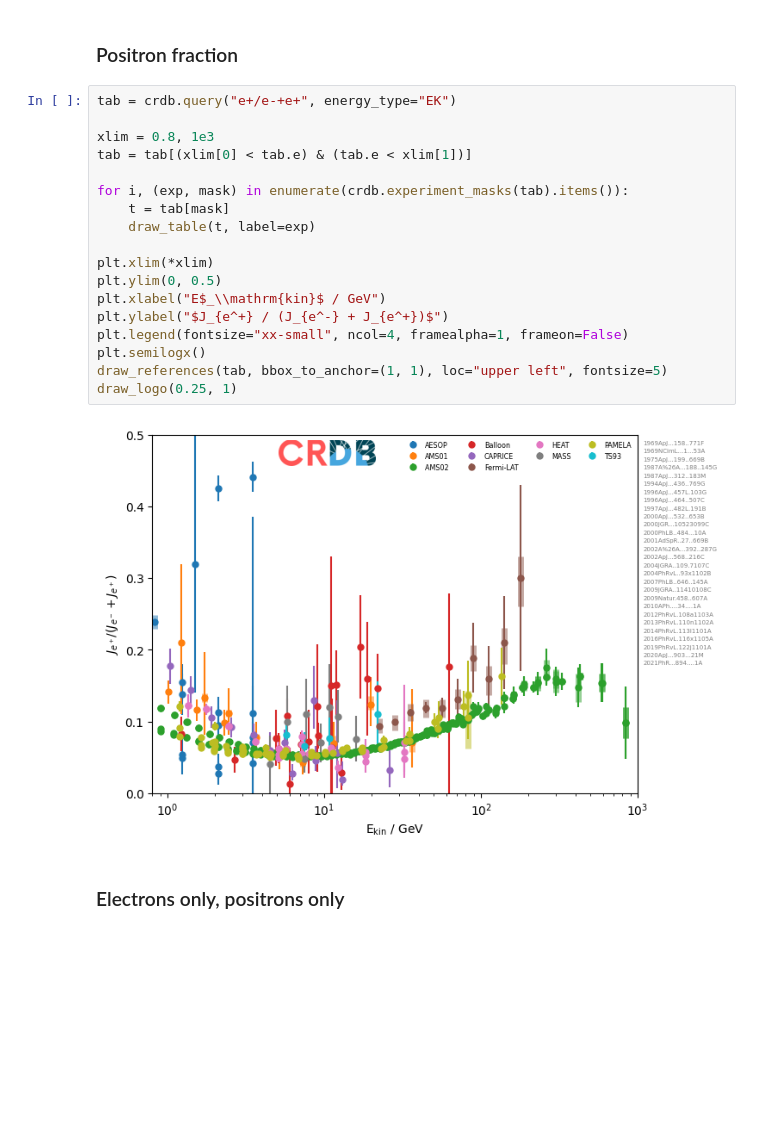
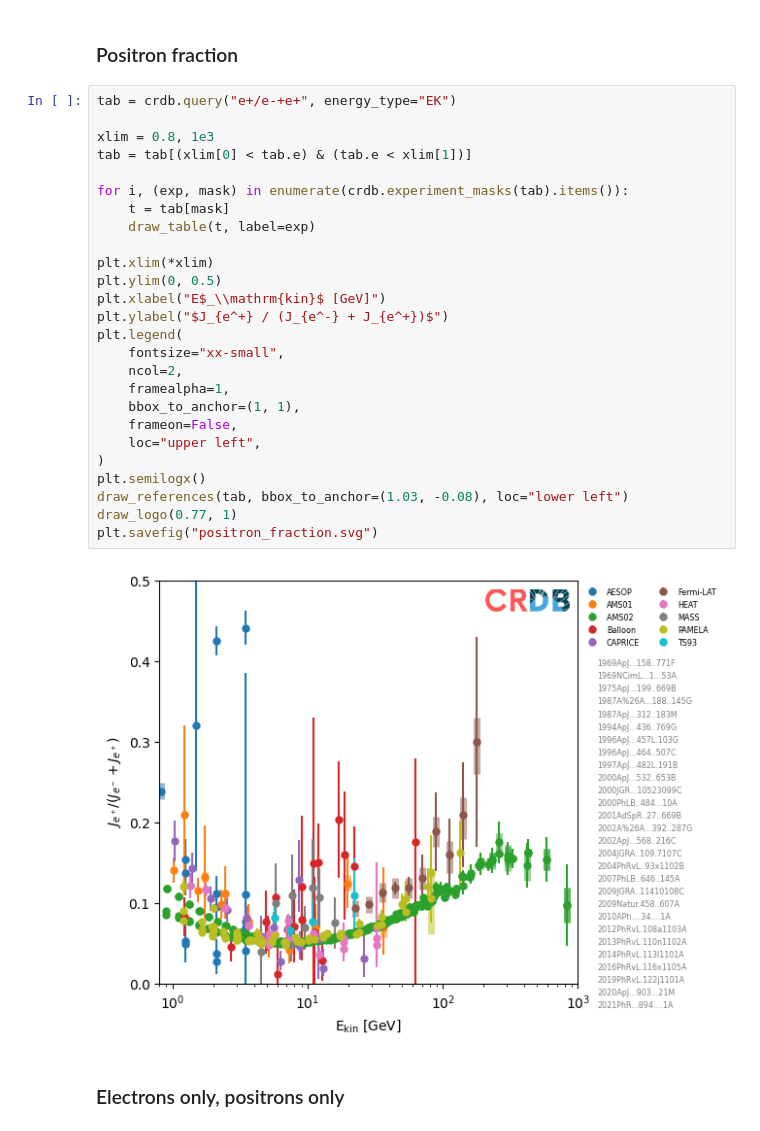
Before and after one commit to crdb-project/tutorial, a Jupyter notebook: gallery.ipynb, the cells around one changed output. Cells and saved outputs as stored; diff of their text form; blank space fills up the shorter version.

```diff
--- a/gallery.ipynb
+++ b/gallery.ipynb
@@ -150,23 +171,31 @@ draw_logo(0.78, 1)
 # %%
 tab = crdb.query("e+/e-+e+", energy_type="EK")
 
 xlim = 0.8, 1e3
 tab = tab[(xlim[0] < tab.e) & (tab.e < xlim[1])]
 
 for i, (exp, mask) in enumerate(crdb.experiment_masks(tab).items()):
     t = tab[mask]
     draw_table(t, label=exp)
 
 plt.xlim(*xlim)
 plt.ylim(0, 0.5)
-plt.xlabel("E$_\\mathrm{kin}$ / GeV")
+plt.xlabel("E$_\\mathrm{kin}$ [GeV]")
 plt.ylabel("$J_{e^+} / (J_{e^-} + J_{e^+})$")
-plt.legend(fontsize="xx-small", ncol=4, framealpha=1, frameon=False)
+plt.legend(
+    fontsize="xx-small",
+    ncol=2,
+    framealpha=1,
+    bbox_to_anchor=(1, 1),
+    frameon=False,
+    loc="upper left",
+)
 plt.semilogx()
-draw_references(tab, bbox_to_anchor=(1, 1), loc="upper left", fontsize=5)
-draw_logo(0.25, 1)
+draw_references(tab, bbox_to_anchor=(1.03, -0.08), loc="lower left")
+draw_logo(0.77, 1)
+plt.savefig("positron_fraction.svg")
 # %% [output]
-[figure, old version]
+[figure, new version]
 # %% [markdown]
 ### Electrons only, positrons only
 # %%
```
Also changed, not shown: parts of 16 cells of this notebook, 14 other files.
